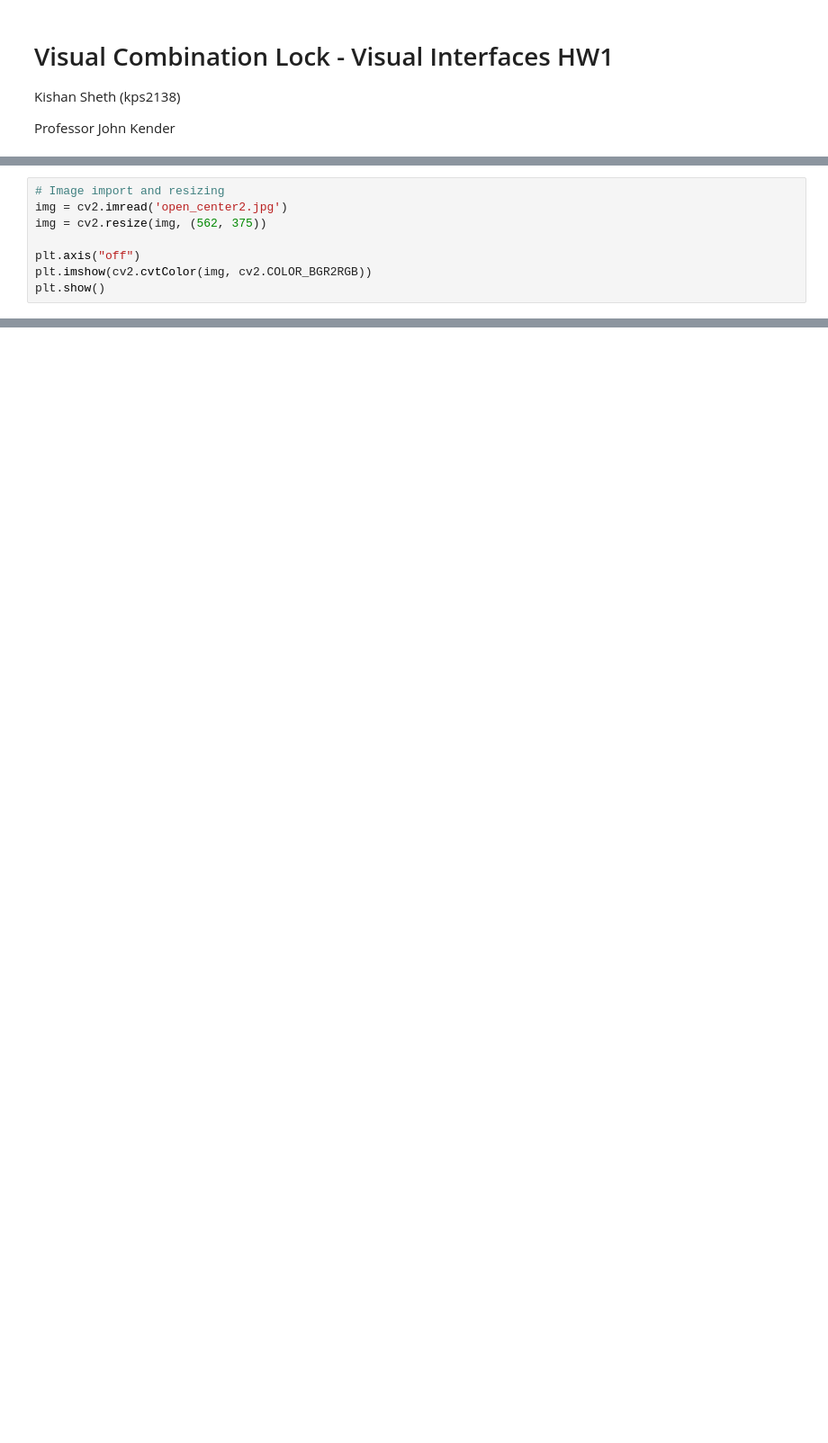
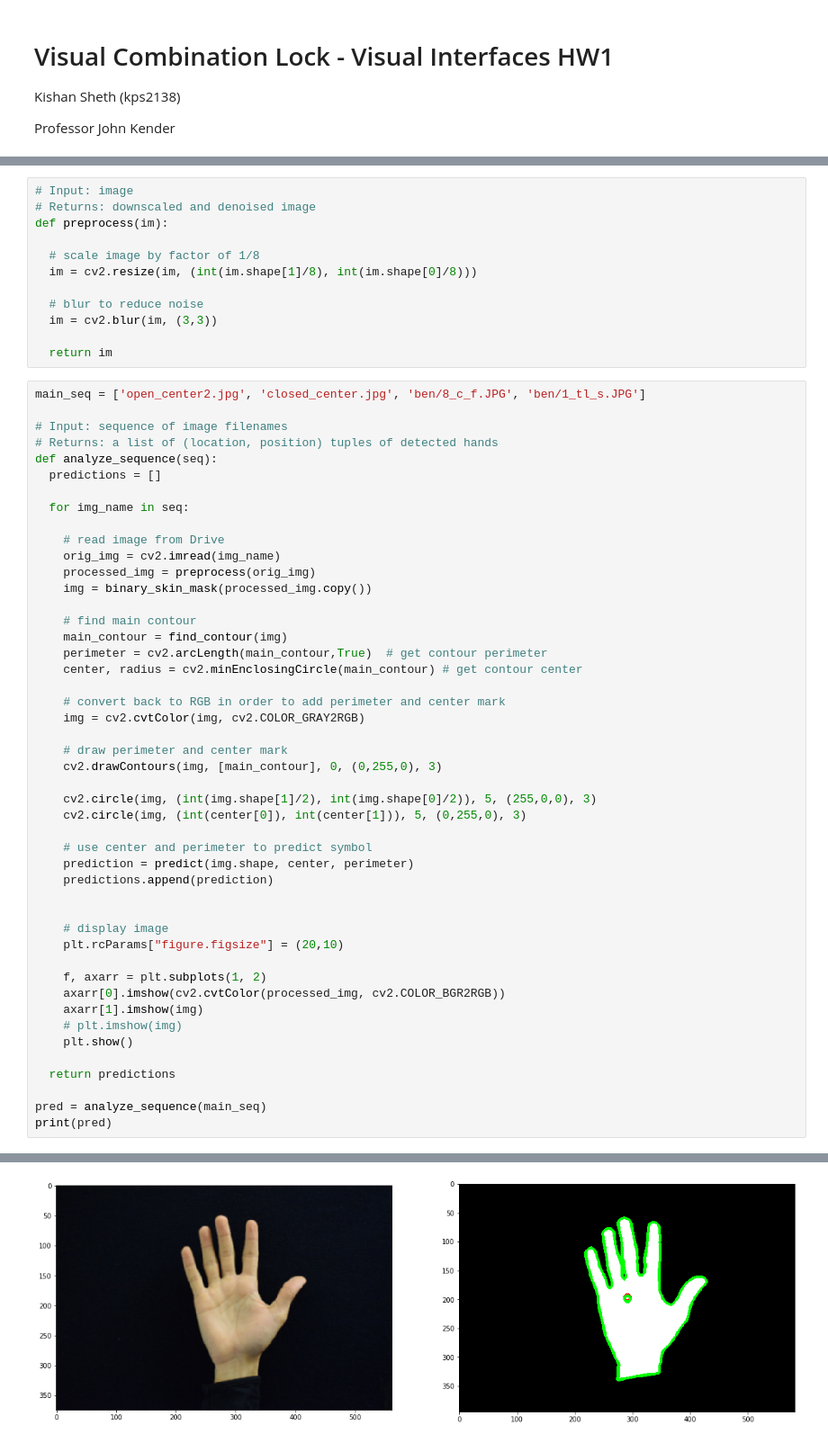
Before and after one commit to kishansheth/interfaces-hw1, a Jupyter notebook: Interfaces_HW1.ipynb, the cells around one changed output, grey strips where cells are left out. Shown at 90% size. Drawn from its saved outputs; the diff is of its cells as text; blank space fills up the shorter version.

Commit message:
Separated functions and made predictions based on center of mass/perimeter

```diff
--- a/Interfaces_HW1.ipynb
+++ b/Interfaces_HW1.ipynb
@@ -36,8 +41,0 @@ from google.colab.patches import cv2_imshow
-# %%
-# Image import and resizing
-img = cv2.imread('open_center2.jpg')
-img = cv2.resize(img, (562, 375))
-
-plt.axis("off")
-plt.imshow(cv2.cvtColor(img, cv2.COLOR_BGR2RGB))
-plt.show()
@@ -45,0 +46,60 @@ plt.show()
+# %%
+# Input: image
+# Returns: downscaled and denoised image
+def preprocess(im):
+
+  # scale image by factor of 1/8
+  im = cv2.resize(im, (int(im.shape[1]/8), int(im.shape[0]/8)))
+
+  # blur to reduce noise
+  im = cv2.blur(im, (3,3))
+
+  return im
+# %%
+main_seq = ['open_center2.jpg', 'closed_center.jpg', 'ben/8_c_f.JPG', 'ben/1_tl_s.JPG']
+
+# Input: sequence of image filenames
+# Returns: a list of (location, position) tuples of detected hands
+def analyze_sequence(seq):
+  predictions = []
+
+  for img_name in seq:
+
+    # read image from Drive
+    orig_img = cv2.imread(img_name)
+    processed_img = preprocess(orig_img)
+    img = binary_skin_mask(processed_img.copy())
+
+    # find main contour
+    main_contour = find_contour(img)
+    perimeter = cv2.arcLength(main_contour,True)  # get contour perimeter
+    center, radius = cv2.minEnclosingCircle(main_contour) # get contour center
+
+    # convert back to RGB in order to add perimeter and center mark
+    img = cv2.cvtColor(img, cv2.COLOR_GRAY2RGB)
+
+    # draw perimeter and center mark
+    cv2.drawContours(img, [main_contour], 0, (0,255,0), 3)
+
+    cv2.circle(img, (int(img.shape[1]/2), int(img.shape[0]/2)), 5, (255,0,0), 3)
+    cv2.circle(img, (int(center[0]), int(center[1])), 5, (0,255,0), 3)
+
+    # use center and perimeter to predict symbol
+    prediction = predict(img.shape, center, perimeter)
+    predictions.append(prediction)
+
+
+    # display image
+    plt.rcParams["figure.figsize"] = (20,10)
+
+    f, axarr = plt.subplots(1, 2)
+    axarr[0].imshow(cv2.cvtColor(processed_img, cv2.COLOR_BGR2RGB))
+    axarr[1].imshow(img)
+    # plt.imshow(img)
+    plt.show()
+
+  return predictions
+
+pred = analyze_sequence(main_seq)
+print(pred)
+# %% [output]
@@ -45,0 +109 @@ plt.show()
+[figure, added]
```
Also changed, not shown: parts of 15 cells of this notebook.
